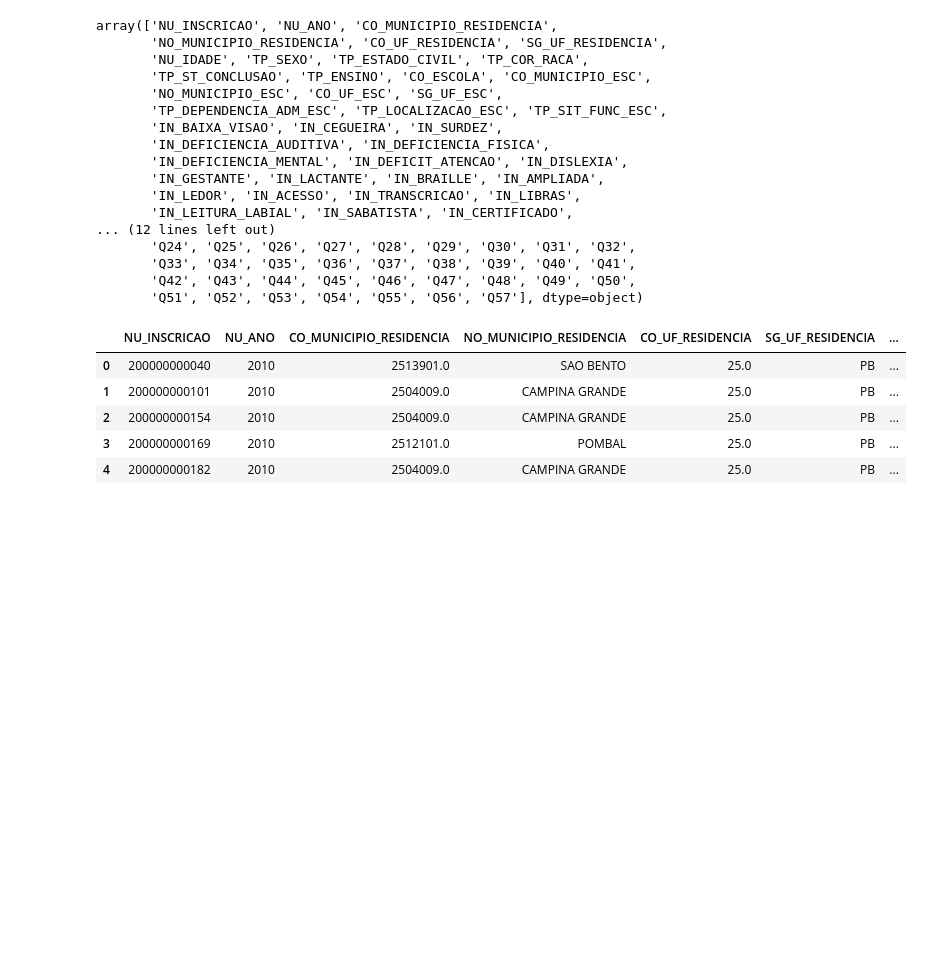
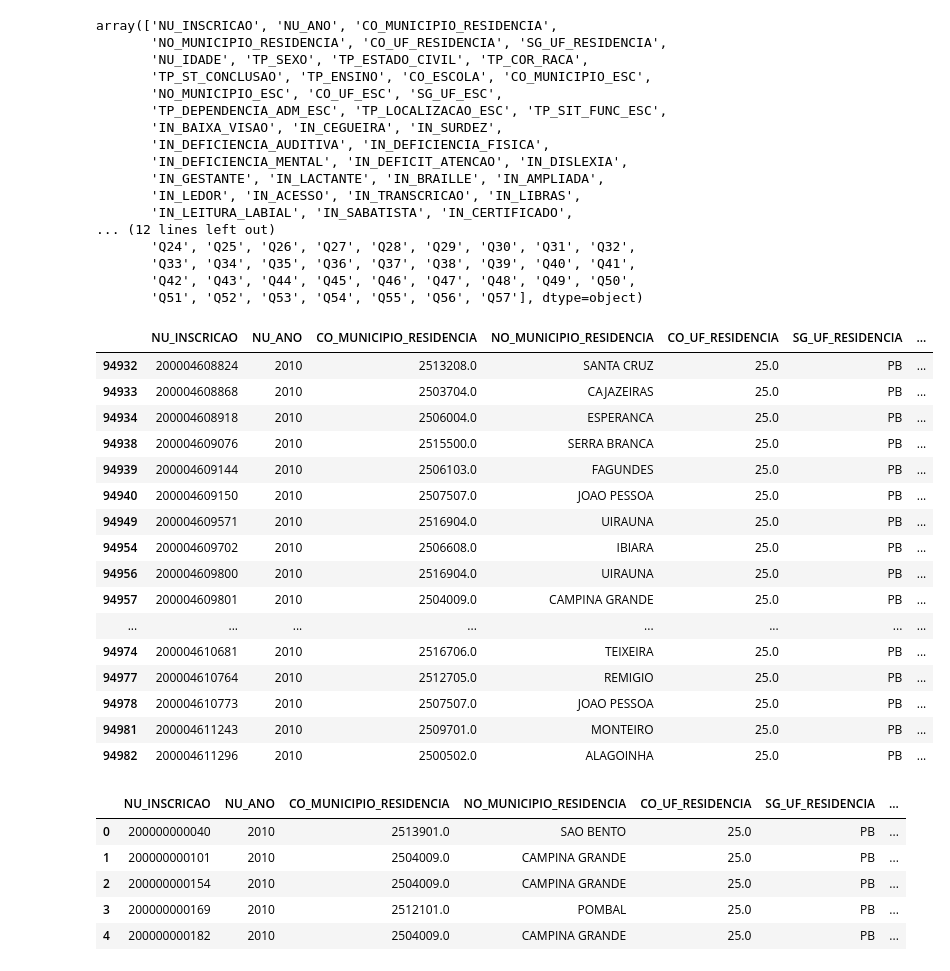
Before and after one commit to mariaeco/ICD_project_Maria, a Jupyter notebook: ProjetoICD_OrganizacaoDadosTemporal.ipynb, the cells around one changed output. Saved outputs shown, nothing was run; the diff lists cells and outputs as text; code cells hidden in the pictures; blank space fills up the shorter version.

```diff
--- a/ProjetoICD_OrganizacaoDadosTemporal.ipynb
+++ b/ProjetoICD_OrganizacaoDadosTemporal.ipynb
@@ -1114,6 +1421,26 @@ selecionadas_ano = ['NU_INSCRICAO', 'NU_ANO', 'NU_IDADE', 'TP_SEXO','TP_COR_RACA
        'NU_NOTA_COMP4', 'NU_NOTA_COMP5',
        'NU_NOTA_REDACAO', 'Q02','Q03','Q01','Q04','Q22','Q24','Q25','TP_PRESENCA_MT']
 enem_ano = pd.read_csv(f'/content/drive/MyDrive/Colab Notebooks/DadosEnem/enem_{ano}_PB.csv',sep=',',encoding='ISO-8859-1', usecols=selecionadas_ano);
+# %%
+enem_ano.query('TP_PRESENCA_MT == 0').tail(20)
+# %% [output]
+|  | NU_INSCRICAO | NU_ANO | CO_MUNICIPIO_RESIDENCIA | NO_MUNICIPIO_RESIDENCIA | CO_UF_RESIDENCIA | SG_UF_RESIDENCIA | ... |
+| 94932 | 200004608824 | 2010 | 2513208.0 | SANTA CRUZ | 25.0 | PB | ... |
+| 94933 | 200004608868 | 2010 | 2503704.0 | CAJAZEIRAS | 25.0 | PB | ... |
+| 94934 | 200004608918 | 2010 | 2506004.0 | ESPERANCA | 25.0 | PB | ... |
+| 94938 | 200004609076 | 2010 | 2515500.0 | SERRA BRANCA | 25.0 | PB | ... |
+| 94939 | 200004609144 | 2010 | 2506103.0 | FAGUNDES | 25.0 | PB | ... |
+| 94940 | 200004609150 | 2010 | 2507507.0 | JOAO PESSOA | 25.0 | PB | ... |
+| 94949 | 200004609571 | 2010 | 2516904.0 | UIRAUNA | 25.0 | PB | ... |
+| 94954 | 200004609702 | 2010 | 2506608.0 | IBIARA | 25.0 | PB | ... |
+| 94956 | 200004609800 | 2010 | 2516904.0 | UIRAUNA | 25.0 | PB | ... |
+| 94957 | 200004609801 | 2010 | 2504009.0 | CAMPINA GRANDE | 25.0 | PB | ... |
+| ... | ... | ... | ... | ... | ... | ... | ... |
+| 94974 | 200004610681 | 2010 | 2516706.0 | TEIXEIRA | 25.0 | PB | ... |
+| 94977 | 200004610764 | 2010 | 2512705.0 | REMIGIO | 25.0 | PB | ... |
+| 94978 | 200004610773 | 2010 | 2507507.0 | JOAO PESSOA | 25.0 | PB | ... |
+| 94981 | 200004611243 | 2010 | 2509701.0 | MONTEIRO | 25.0 | PB | ... |
+| 94982 | 200004611296 | 2010 | 2500502.0 | ALAGOINHA | 25.0 | PB | ... |
 # %%
 enem_ano.rename(columns = {'Q02':'Q1',
                            'Q03':'Q2',
```
Also changed, not shown: parts of 54 cells of this notebook.
